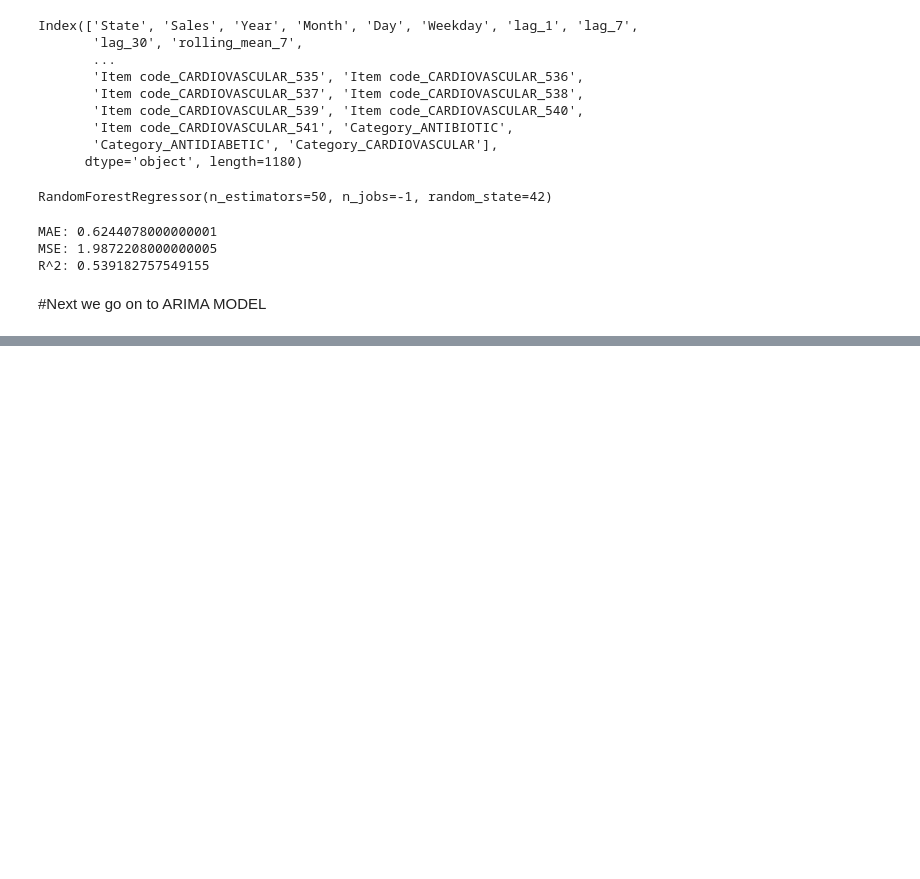
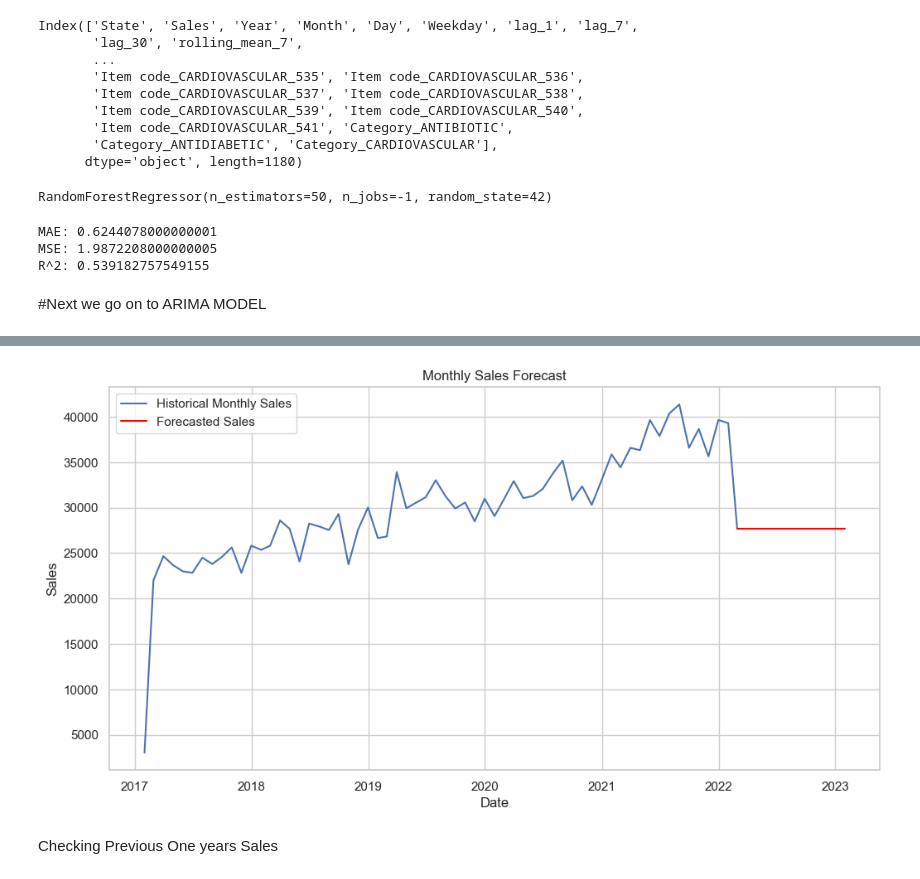
Before and after one commit to artificialcoder02/Mankind_TimeSeries_Analysis, a Jupyter notebook: Time_Series_Analysis_Mankind.ipynb, the cells around one changed output, grey strips where cells are left out. Saved outputs shown, nothing was run; the diff lists cells and outputs as text; code cells hidden in the pictures; blank space fills up the shorter version.

```diff
--- a/Time_Series_Analysis_Mankind.ipynb
+++ b/Time_Series_Analysis_Mankind.ipynb
@@ -742,0 +774,9 @@ print('p-value:', result[1])
+# %%
+from pmdarima import auto_arima
+
+auto_arima_model = auto_arima(monthly_sales_TN, start_p=1, start_q=1, max_p=5, max_q=5,
+                              seasonal=False, d=None, trace=True,
+                              error_action='ignore', suppress_warnings=True,
+                              stepwise=True)
+
+print(auto_arima_model.summary())
@@ -742,0 +801,7 @@ print('p-value:', result[1])
+# %%
+from statsmodels.tsa.arima.model import ARIMA
+
+model = ARIMA(monthly_sales_TN, order=auto_arima_model.order)
+model_fit = model.fit()
+
+print(model_fit.summary())
@@ -742,0 +826,15 @@ print('p-value:', result[1])
+# %%
+forecast = model_fit.forecast(steps=12)
+
+plt.figure(figsize=(12, 6))
+plt.plot(monthly_sales_TN.index, monthly_sales_TN, label='Historical Monthly Sales')
+plt.plot(pd.date_range(monthly_sales_TN.index[-1], periods=12, freq='M'), forecast, label='Forecasted Sales', color='red')
+plt.title('Monthly Sales Forecast')
+plt.xlabel('Date')
+plt.ylabel('Sales')
+plt.legend()
+plt.show()
+# %% [output]
+[figure, added]
+# %% [markdown]
+Checking Previous One years Sales
```
Also changed, not shown: parts of 25 cells of this notebook, 1 other file.
